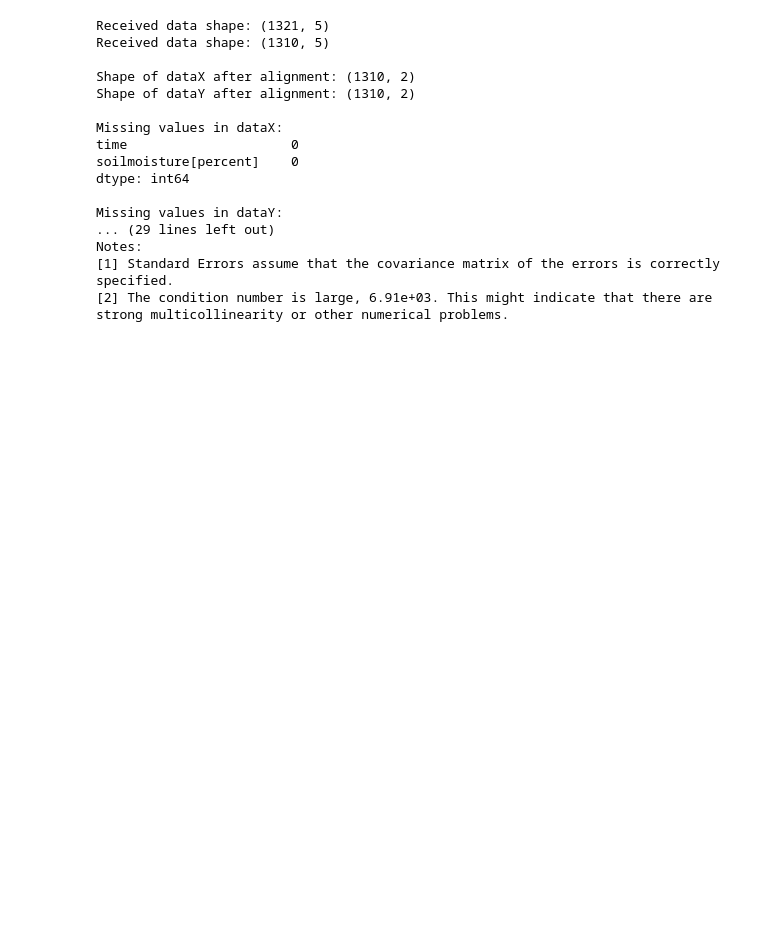
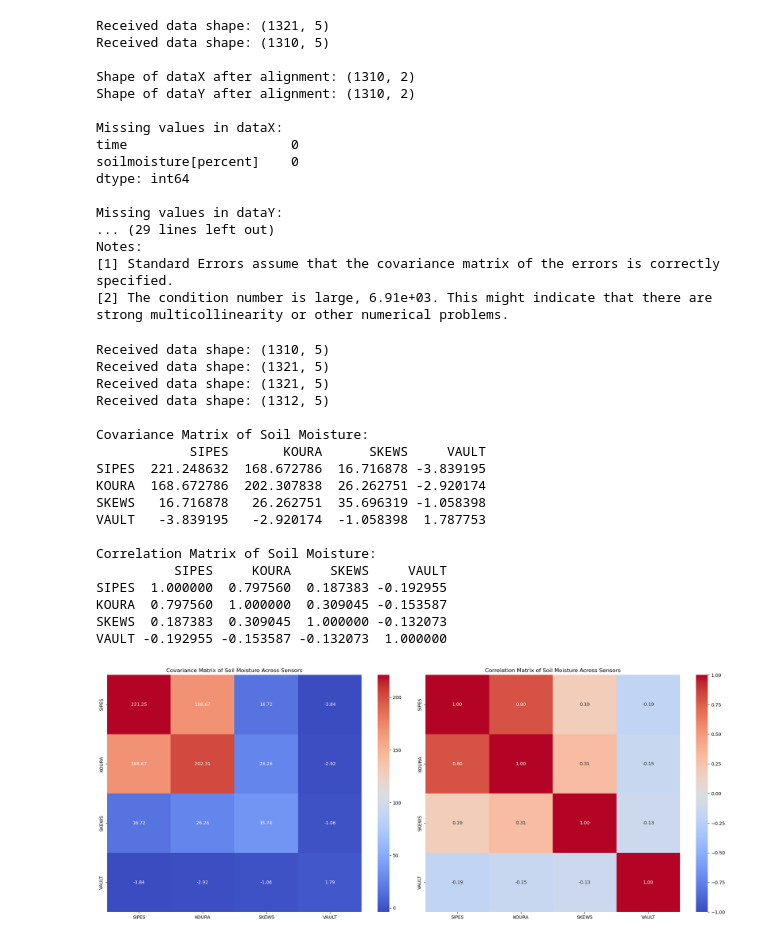
Before and after one commit to trapclim/sensors, a Jupyter notebook: ecrl-sensors-a52d8a37594e/sm_api_request.ipynb, the cells around one changed output. Cells and saved outputs as stored; diff of their text form; code cells hidden in the pictures; blank space fills up the shorter version.

```diff
--- a/ecrl-sensors-a52d8a37594e/sm_api_request.ipynb
+++ b/ecrl-sensors-a52d8a37594e/sm_api_request.ipynb
@@ -333,0 +332,76 @@ strong multicollinearity or other numerical problems.
+# %%
+
+
+
+sensor_ids = ["SIPES", "KOURA", "SKEWS", "VAULT"]
+
+# Initialize an empty dictionary to store data for each sensor
+sensor_data = {}
+
+# Retrieve data for each sensor
+for sensor_id in sensor_ids:
+    data = get_sm_data(
+        ID=sensor_id,
+        start="2024-08-01T00:00:00.000Z",
+        end="2024-09-25T00:00:00.000Z",
+        variables = ['soilmoisture[percent]'],
+        res="1H",
+        API_KEY=API_KEY
+    )
+
+    # Print the first few rows of the retrieved data
+    '''print(f"\nFiltered soil moisture data for {sensor_id}:")
+    print(data.head())'''
+
+    # Store the data in the dictionary
+    sensor_data[sensor_id] = data['soilmoisture[percent]']
+
+# Combine data from all sensors
+combined_data = pd.DataFrame(sensor_data)
+
+# Calculate the covariance and correlation matrices
+covariance_matrix = combined_data.cov()
+correlation_matrix = combined_data.corr()
+
+print("\nCovariance Matrix of Soil Moisture:")
+print(covariance_matrix)
+
+print("\nCorrelation Matrix of Soil Moisture:")
+print(correlation_matrix)
+
+#visualize the matrices
+
+# Create a figure with two subplots side by side
+fig, (ax1, ax2) = plt.subplots(1, 2, figsize=(20, 8))
+
+# Plot covariance matrix heatmap
+sns.heatmap(covariance_matrix, annot=True, cmap='coolwarm', fmt='.2f', ax=ax1)
+ax1.set_title('Covariance Matrix of Soil Moisture Across Sensors')
+
+# Plot correlation matrix heatmap
+sns.heatmap(correlation_matrix, annot=True, cmap='coolwarm', vmin=-1, vmax=1, center=0, fmt='.2f', ax=ax2)
+ax2.set_title('Correlation Matrix of Soil Moisture Across Sensors')
+
+# Adjust layout and display the plot
+plt.tight_layout()
+plt.show()
+# %% [output]
+Received data shape: (1310, 5)
+Received data shape: (1321, 5)
+Received data shape: (1321, 5)
+Received data shape: (1312, 5)
+
+Covariance Matrix of Soil Moisture:
+            SIPES       KOURA      SKEWS     VAULT
+SIPES  221.248632  168.672786  16.716878 -3.839195
+KOURA  168.672786  202.307838  26.262751 -2.920174
+SKEWS   16.716878   26.262751  35.696319 -1.058398
+VAULT   -3.839195   -2.920174  -1.058398  1.787753
+
+Correlation Matrix of Soil Moisture:
+          SIPES     KOURA     SKEWS     VAULT
+SIPES  1.000000  0.797560  0.187383 -0.192955
+KOURA  0.797560  1.000000  0.309045 -0.153587
+SKEWS  0.187383  0.309045  1.000000 -0.132073
+VAULT -0.192955 -0.153587 -0.132073  1.000000
+[figure, added]
```
Also changed, not shown: parts of 2 cells of this notebook.
